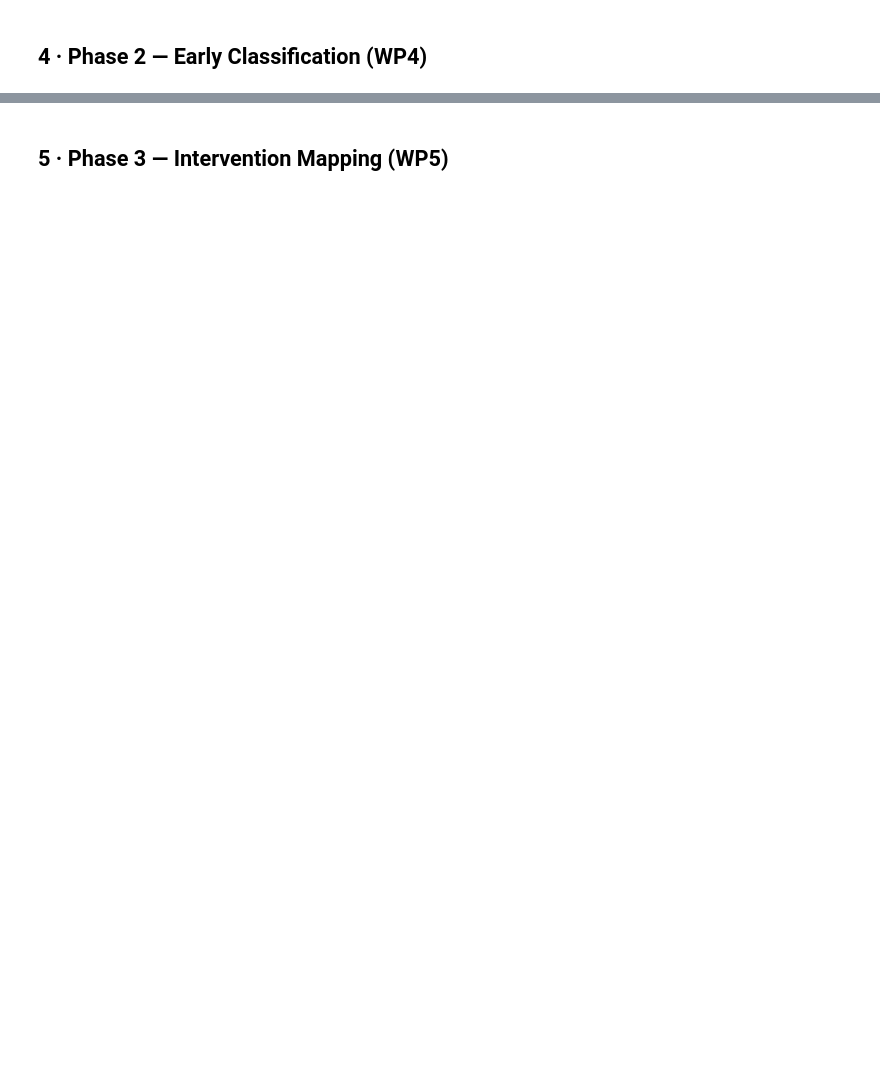
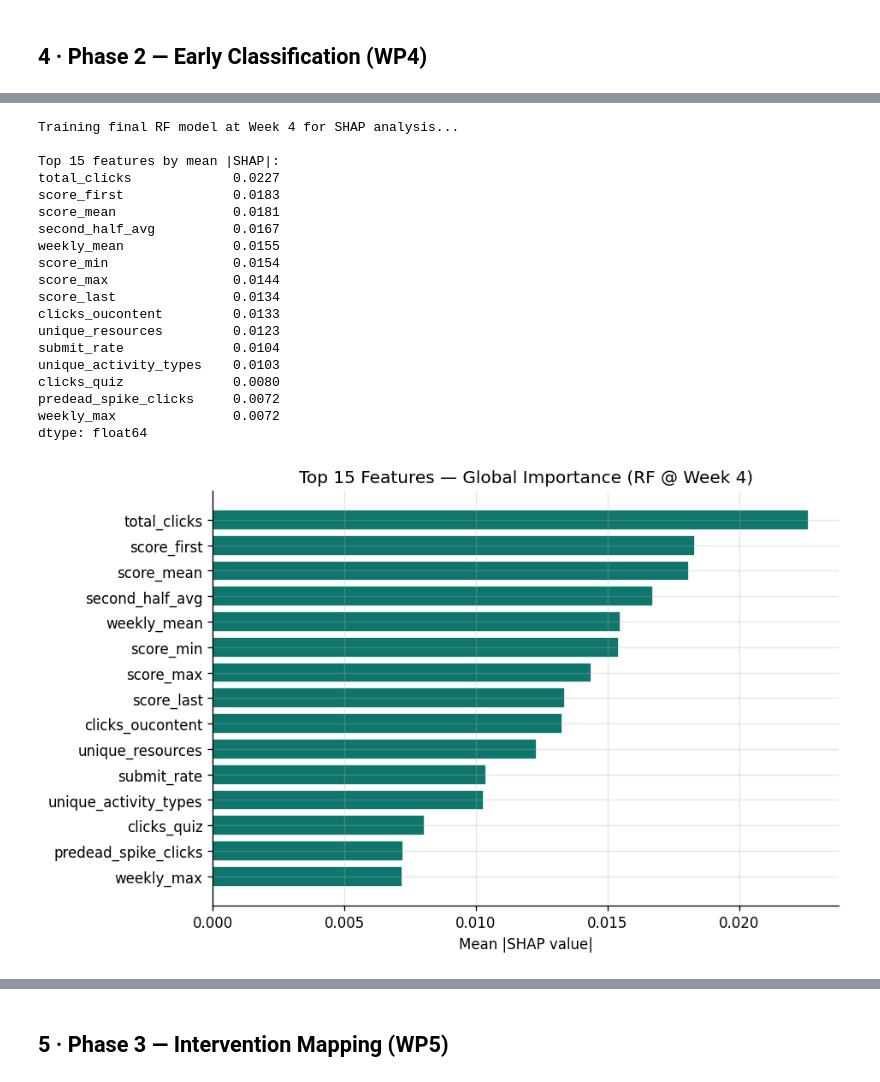
Before and after one commit to Aditiii007/Pattern_Dx, a Jupyter notebook: PatternDx_Pipeline.ipynb, the cells around one changed output, grey strips where cells are left out. Saved outputs shown, nothing was run; the diff lists cells and outputs as text; code cells hidden in the pictures; blank space fills up the shorter version.

```diff
--- a/PatternDx_Pipeline.ipynb
+++ b/PatternDx_Pipeline.ipynb
@@ -241,0 +269,6 @@ Assessment types: {'TMA': 98426, 'CMA': 70527, 'Exam': 4959}
+# %%
+# Fix: replace '?' with NaN in score column
+stuass_full['score'] = pd.to_numeric(stuass_full['score'], errors='coerce')
+stuass['score'] = pd.to_numeric(stuass['score'], errors='coerce')
+print('Score column fixed')
+print(stuass_full['score'].describe())
@@ -548,0 +688,13 @@ print(f'\n→ Primary labels: K-means (highest silhouette + most stable)')
+# %%
+# Add missing columns expected by profiling code
+for col in ['predead_spike_ratio', 'engagement_trend', 'longest_gap']:
+    if col not in feats_full.columns:
+        feats_full[col] = 0
+
+# Update FEATURE_COLS
+FEATURE_COLS = [c for c in feats_full.columns
+                if c not in key + ['final_result','struggled',
+                                   'gender','highest_education',
+                                   'age_band','disability']]
+print('Feature cols:', len(FEATURE_COLS))
+print(feats_full.columns.tolist())
@@ -802,38 +1070,69 @@ feat_cols_w4 = [c for c in feats_w4.columns
 
 X_w4 = StandardScaler().fit_transform(merged_w4[feat_cols_w4].fillna(0).values)
 y_w4 = le.transform(merged_w4['pattern'])
 
 sm4 = SMOTE(random_state=RANDOM_STATE, k_neighbors=3)
 X_res4, y_res4 = sm4.fit_resample(X_w4, y_w4)
 
 rf_final = RandomForestClassifier(
     n_estimators=200, max_depth=12, min_samples_leaf=5,
     class_weight='balanced', random_state=RANDOM_STATE, n_jobs=-1
 )
 rf_final.fit(X_res4, y_res4)
 
-# SHAP values (use Tree explainer — fast for RF)
+# SHAP values
 sample_idx = np.random.choice(len(X_res4), min(2000, len(X_res4)), replace=False)
 X_sample = X_res4[sample_idx]
 
 explainer = shap.TreeExplainer(rf_final)
-shap_values = explainer.shap_values(X_sample)  # list of arrays, one per class
+shap_values = explainer.shap_values(X_sample)
 
-# Global feature importance: mean |SHAP| across all classes
-shap_abs_mean = np.mean([np.abs(sv).mean(0) for sv in shap_values], axis=0)
-shap_importance = pd.Series(shap_abs_mean, index=feat_cols_w4).sort_values(ascending=False)
+# Fix: handle both list and 3D array formats
+if isinstance(shap_values, list):
+    # list of arrays (one per class) — older SHAP versions
+    shap_abs_mean = np.mean([np.abs(sv).mean(0) for sv in shap_values], axis=0)
+else:
+    # 3D array (n_samples, n_features, n_classes) — newer SHAP versions
+    shap_abs_mean = np.abs(shap_values).mean(axis=(0, 2))
+
+n = len(shap_abs_mean)
+shap_importance = pd.Series(
+    shap_abs_mean,
+    index=feat_cols_w4[:n]
+).sort_values(ascending=False)
 
 print('\nTop 15 features by mean |SHAP|:')
 print(shap_importance.head(15).round(4))
 
 # Plot
 fig, ax = plt.subplots(figsize=(8, 5))
 top15 = shap_importance.head(15)
 ax.barh(top15.index[::-1], top15.values[::-1], color='#0F766E', edgecolor='white')
 ax.set(xlabel='Mean |SHAP value|', title='Top 15 Features — Global Importance (RF @ Week 4)')
 plt.tight_layout()
 plt.savefig('shap_importance.png', dpi=150, bbox_inches='tight')
 plt.show()
+# %% [output]
+Training final RF model at Week 4 for SHAP analysis...
+
+Top 15 features by mean |SHAP|:
+total_clicks             0.0227
+score_first              0.0183
+score_mean               0.0181
+second_half_avg          0.0167
+weekly_mean              0.0155
+score_min                0.0154
+score_max                0.0144
+score_last               0.0134
+clicks_oucontent         0.0133
+unique_resources         0.0123
+submit_rate              0.0104
+unique_activity_types    0.0103
+clicks_quiz              0.0080
+predead_spike_clicks     0.0072
+weekly_max               0.0072
+dtype: float64
+[figure, added]
 # %%
 # ── Confusion matrix — RF @ Week 4 ───────────────────────────────────────────
 from sklearn.model_selection import cross_val_predict
```
Also changed, not shown: parts of 25 cells of this notebook.
